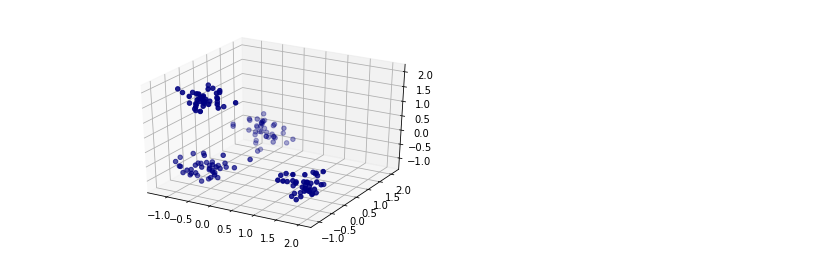
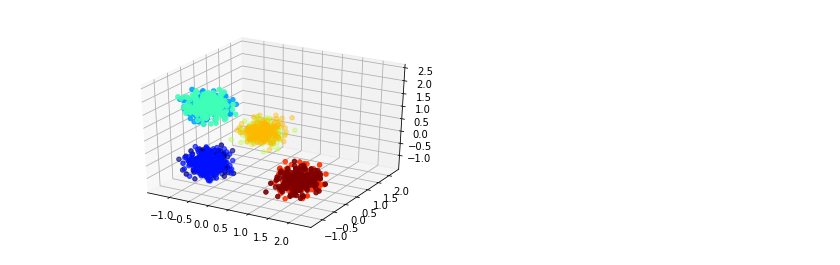
Before and after one commit to pierreosselin/DirichletProcess, a Jupyter notebook: ObjectDP.ipynb, the cells around one changed output. Saved outputs shown, nothing was run; the diff lists cells and outputs as text; code cells hidden in the pictures.

```diff
--- a/ObjectDP.ipynb
+++ b/ObjectDP.ipynb
@@ -9,16 +8,14 @@ import time
 # %%
-data1 = np.random.multivariate_normal([0,0,0], 0.01*np.eye(3), 40)
-data2 = np.random.multivariate_normal([0,0,1], 0.01*np.eye(3), 40)
-data3 = np.random.multivariate_normal([0,1,0], 0.01*np.eye(3), 40)
-data4 = np.random.multivariate_normal([1,0,0], 0.01*np.eye(3), 40)
-
-data = np.concatenate((np.concatenate((data1, data2)), data3))
-data = np.concatenate((data, data4))
+data1 = np.random.multivariate_normal([0,0,0], 0.01*np.eye(3), 400)
+data2 = np.random.multivariate_normal([0,0,1], 0.01*np.eye(3), 400)
+data3 = np.random.multivariate_normal([0,1,0], 0.01*np.eye(3), 400)
+data4 = np.random.multivariate_normal([1,0,0], 0.01*np.eye(3), 400)
+data = np.concatenate((np.concatenate((np.concatenate((data1, data2)), data3)), data4))
 # %%
 #Data of shape (n,p)
 class DirichletMixtureConjugate:
     #Data of shape (n,p) where p is the dimensionality of cluster, *arg refers to the four prior hyperparameters of the normal inverse wishart
-    def __init__(self, data, K_ini = None, alpha = 1,lamb = 0.1, standardize = True, **kwargs):
+    def __init__(self, data, alpha = 1,lamb = 0.1, K_ini = None, standardize = True, save = False, **kwargs):
         ## Integrate data
         if standardize:
             data = (data - np.mean(data, axis = 0))/(np.std(data, axis = 0))
@@ -39,10 +36,13 @@ class DirichletMixtureConjugate:
         nPerCluster, nRemaining = n // K_ini, n % K_ini
         self.countLabels = [nPerCluster + 1 if i < nRemaining else nPerCluster for i in range(K_ini)] # number of elements in each label
         self.labels = np.array([i for i in range(K_ini) for j in range(self.countLabels[i])]) #for each observation, label, starting at 0
-        self.parameters = [[np.zeros(p), np.eye(p)] for i in range(K_ini)]
+        self.parameters = [[np.zeros(p),np.eye(p)] for i in range(K_ini)]
 
         ## History fitting
         self.history = {"nbClusters" : [self.nLabels], "logLikelihood" : []}
+        self.count = 0
+        if save:
+            self.count = 1
         self.plot()
 
     # Compute posterior probability
@@ -63,7 +63,7 @@ class DirichletMixtureConjugate:
         self.lambPost = self.lamb + n
         self.nuPost = self.nu + n
         self.muPost = (self.lamb*self.mu + n*yBar)/(self.lambPost)
-        self.psiPost = (self.nu/(self.nuPost))*self.psi + (1/(self.nuPost))*S + self.lamb*(np.outer(self.mu,self.mu)) + self.lambPost*(np.outer(self.muPost,self.muPost))
+        self.psiPost = self.psi + S + self.lamb*(np.outer(self.mu,self.mu)) - self.lambPost*(np.outer(self.muPost,self.muPost))
 
     # Perform gibbs sampling on a whole round of labels and parameters
     def gibbsSampling(self):
@@ -86,7 +86,6 @@ class DirichletMixtureConjugate:
             preprobs = list(map(lambda y: y[0] * st.multivariate_normal.pdf(self.data[i], y[1][0], y[1][1]) , zip(self.countLabels,self.parameters)))
             preprobs.append(self.alpha * st.multivariate_normal.pdf(self.data[i], self.mu,  (((self.lamb + 1)*(self.nu))/((self.lamb)*(self.nu - p - 1)))*self.psi))
             probs = np.array(preprobs)
-
             ## Choose
             choice = np.random.multinomial(1,probs/(np.sum(probs)))
             chosenLabel = np.where(choice == 1)[0][0]
@@ -132,7 +131,7 @@ class DirichletMixtureConjugate:
             y = self.data[:,1]
             nstd = 1
             ax = plt.subplot(111)
-            for parameter in diri.parameters:
+            for parameter in self.parameters:
                 cov = parameter[1]
                 vals, vecs = eigsorted(cov)
                 theta = np.degrees(np.arctan2(*vecs[:,0][::-1]))
@@ -146,7 +145,11 @@ class DirichletMixtureConjugate:
             cmap = plt.cm.jet
             cmaplist = [cmap(i) for i in range(cmap.N)]
             cmap = cmap.from_list('Custom cmap', cmaplist)
-            plt.scatter(diri.data[:,0], self.data[:,1], c = np.array(self.labels), cmap = cmap)
+            plt.scatter(self.data[:,0], self.data[:,1], c = np.array(self.labels), cmap = cmap)
+            if self.count:
+                plt.text(-0.17, -2.2, "T = " + str(self.count), fontsize=12)
+                plt.savefig("epoch" + str(self.count) + ".png")
+                self.count += 1
             plt.show()
 
         elif self.data.shape[1] == 3:
@@ -156,6 +159,9 @@ class DirichletMixtureConjugate:
             cmap = cmap.from_list('Custom cmap', cmaplist)
             ax = fig.add_subplot(111, projection='3d')
             ax.scatter(self.data[:,0], self.data[:,1], self.data[:,2], c = np.array(self.labels), cmap = cmap)
+            if self.count:
+                plt.savefig("epoch3D" + str(self.count) + ".png")
+                self.count += 1
             plt.show()
         else :
             print("Too many dimensions")
@@ -162,7 +180,7 @@ class DirichletMixtureConjugate:
 # %%
-diri = DirichletMixtureConjugate(data, K_ini = 1)
+diri = DirichletMixtureConjugate(data, save = True)# K_ini = 10)
 # %% [output]
-[figure, old version]
+[figure, new version]
 # %%
 diri.fit(epoch = 10, vis = True)
 # %% [output]
```
Also changed, not shown: parts of 12 cells of this notebook, 2 other files.
